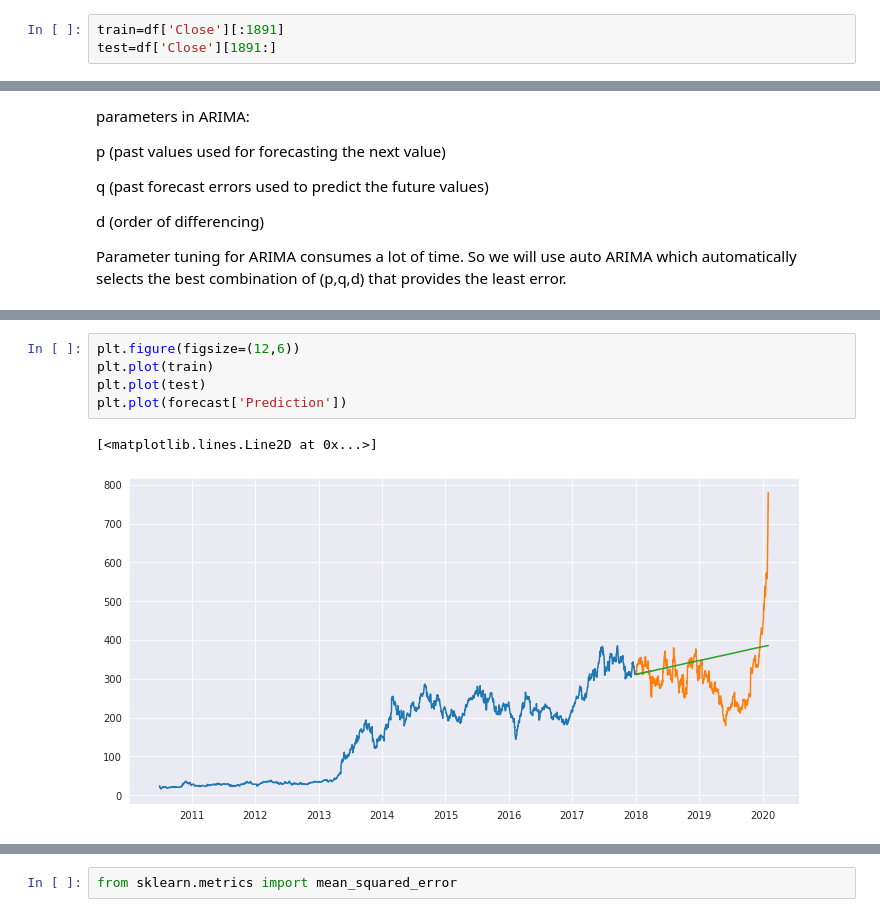
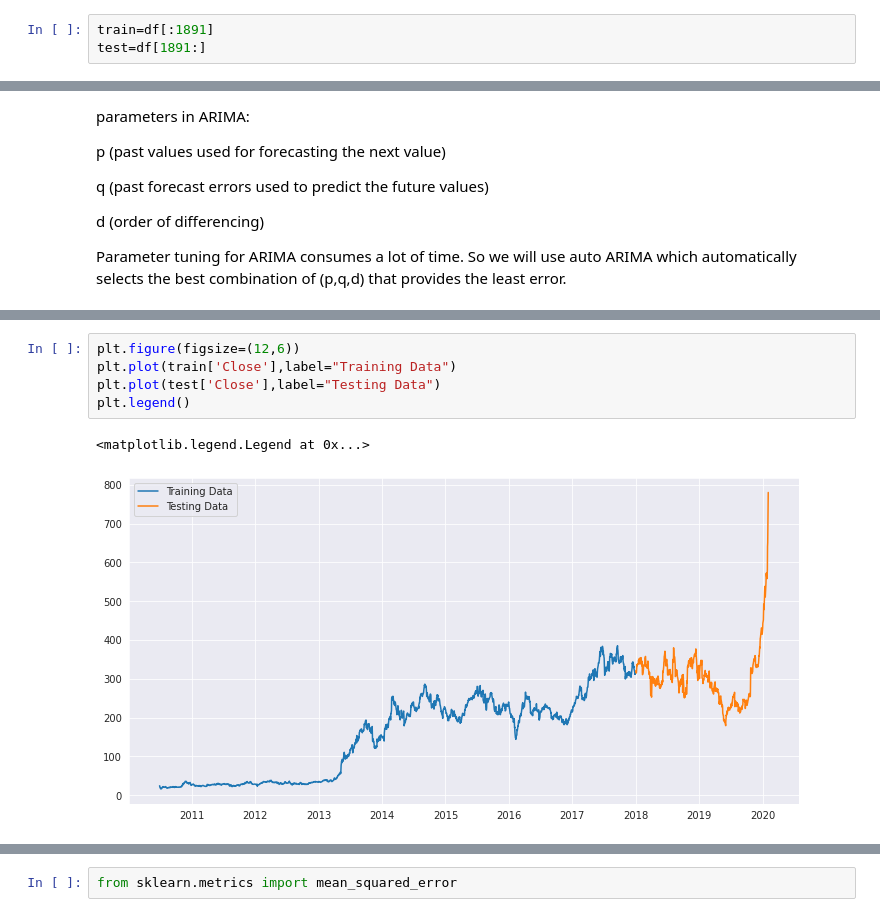
Before and after one commit to Nascent-bot/ML-Projects, a Jupyter notebook: CoeProj.ipynb, the cells around one changed output, grey strips where cells are left out. Cells and saved outputs as stored; diff of their text form.

```diff
--- a/CoeProj.ipynb
+++ b/CoeProj.ipynb
@@ -257,7 +257,7 @@ df.loc[:'2017-12-31'].shape
 We Took **2010-2017** As Our Training Data
 and **2018-2020** As Our Testing Data
 # %%
-train=df['Close'][:1891]
-test=df['Close'][1891:]
+train=df[:1891]
+test=df[1891:]
 # %%
 #Our Actual Data
@@ -350,10 +409,10 @@ forecast = pd.DataFrame(forecast,index = test.index,columns=['Prediction'])
 # %%
 plt.figure(figsize=(12,6))
-plt.plot(train)
-plt.plot(test)
-plt.plot(forecast['Prediction'])
+plt.plot(train['Close'],label="Training Data")
+plt.plot(test['Close'],label="Testing Data")
+plt.legend()
 # %% [output]
-[<matplotlib.lines.Line2D at 0x...>]
+<matplotlib.legend.Legend at 0x...>
-[figure, old version]
+[figure, new version]
 # %%
 plt.figure(figsize=(18,6))
```
Also changed, not shown: parts of 37 cells of this notebook.
